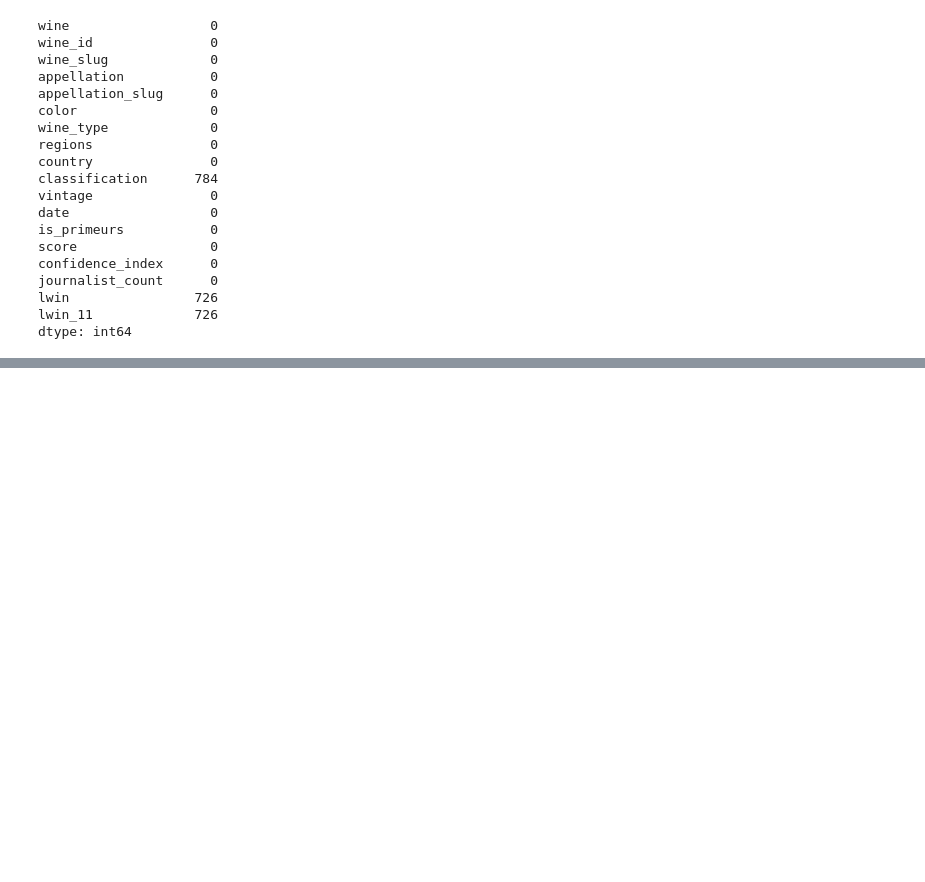
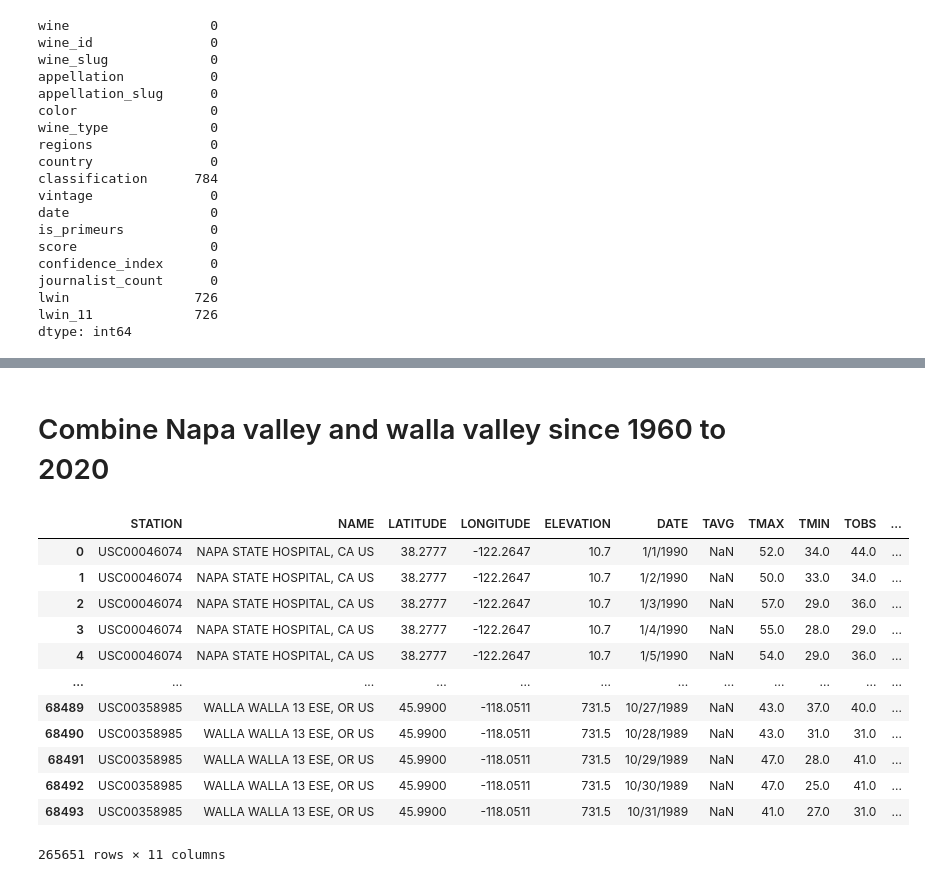
Before and after one commit to ndxn/Partners-in-Wine, a Jupyter notebook: WineGlobalApi.ipynb, the cells around one changed output, grey strips where cells are left out. Drawn from its saved outputs; the diff is of its cells as text; code cells hidden in the pictures; blank space fills up the shorter version.

```diff
--- a/WineGlobalApi.ipynb
+++ b/WineGlobalApi.ipynb
@@ -231,0 +314,3 @@ wine_df
+# %%
+napa1960=pd.read_csv("napa1960.csv")
+napa1960
@@ -231,0 +333,3 @@ wine_df
+# %%
+walla1960=pd.read_csv("walla1960.csv")
+walla1960
@@ -231,0 +350,21 @@ wine_df
+# %% [markdown]
+# Combine Napa valley and walla valley since 1960 to 2020
+# %%
+frames1 = [napa_valley, Walla_valley,napa1960,walla1960]
+
+valley_df = pd.concat(frames1)
+valley_df
+# %% [output]
+|  | STATION | NAME | LATITUDE | LONGITUDE | ELEVATION | DATE | TAVG | TMAX | TMIN | TOBS | ... |
+| 0 | USC00046074 | NAPA STATE HOSPITAL, CA US | 38.2777 | -122.2647 | 10.7 | 1/1/1990 | NaN | 52.0 | 34.0 | 44.0 | ... |
+| 1 | USC00046074 | NAPA STATE HOSPITAL, CA US | 38.2777 | -122.2647 | 10.7 | 1/2/1990 | NaN | 50.0 | 33.0 | 34.0 | ... |
+| 2 | USC00046074 | NAPA STATE HOSPITAL, CA US | 38.2777 | -122.2647 | 10.7 | 1/3/1990 | NaN | 57.0 | 29.0 | 36.0 | ... |
+| 3 | USC00046074 | NAPA STATE HOSPITAL, CA US | 38.2777 | -122.2647 | 10.7 | 1/4/1990 | NaN | 55.0 | 28.0 | 29.0 | ... |
+| 4 | USC00046074 | NAPA STATE HOSPITAL, CA US | 38.2777 | -122.2647 | 10.7 | 1/5/1990 | NaN | 54.0 | 29.0 | 36.0 | ... |
+| ... | ... | ... | ... | ... | ... | ... | ... | ... | ... | ... | ... |
+| 68489 | USC00358985 | WALLA WALLA 13 ESE, OR US | 45.9900 | -118.0511 | 731.5 | 10/27/1989 | NaN | 43.0 | 37.0 | 40.0 | ... |
+| 68490 | USC00358985 | WALLA WALLA 13 ESE, OR US | 45.9900 | -118.0511 | 731.5 | 10/28/1989 | NaN | 43.0 | 31.0 | 31.0 | ... |
+| 68491 | USC00358985 | WALLA WALLA 13 ESE, OR US | 45.9900 | -118.0511 | 731.5 | 10/29/1989 | NaN | 47.0 | 28.0 | 41.0 | ... |
+| 68492 | USC00358985 | WALLA WALLA 13 ESE, OR US | 45.9900 | -118.0511 | 731.5 | 10/30/1989 | NaN | 47.0 | 25.0 | 41.0 | ... |
+| 68493 | USC00358985 | WALLA WALLA 13 ESE, OR US | 45.9900 | -118.0511 | 731.5 | 10/31/1989 | NaN | 41.0 | 27.0 | 31.0 | ... |
+265651 rows × 11 columns
```
Also changed, not shown: parts of 16 cells of this notebook.
